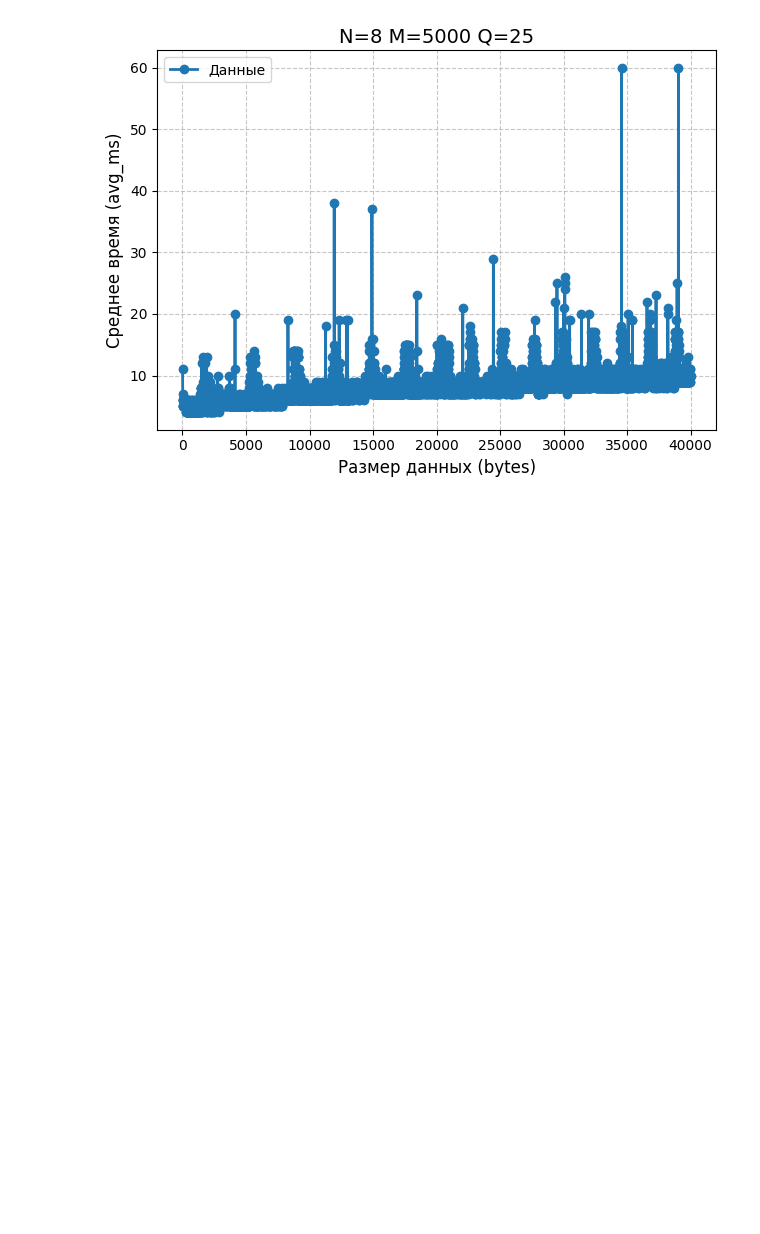
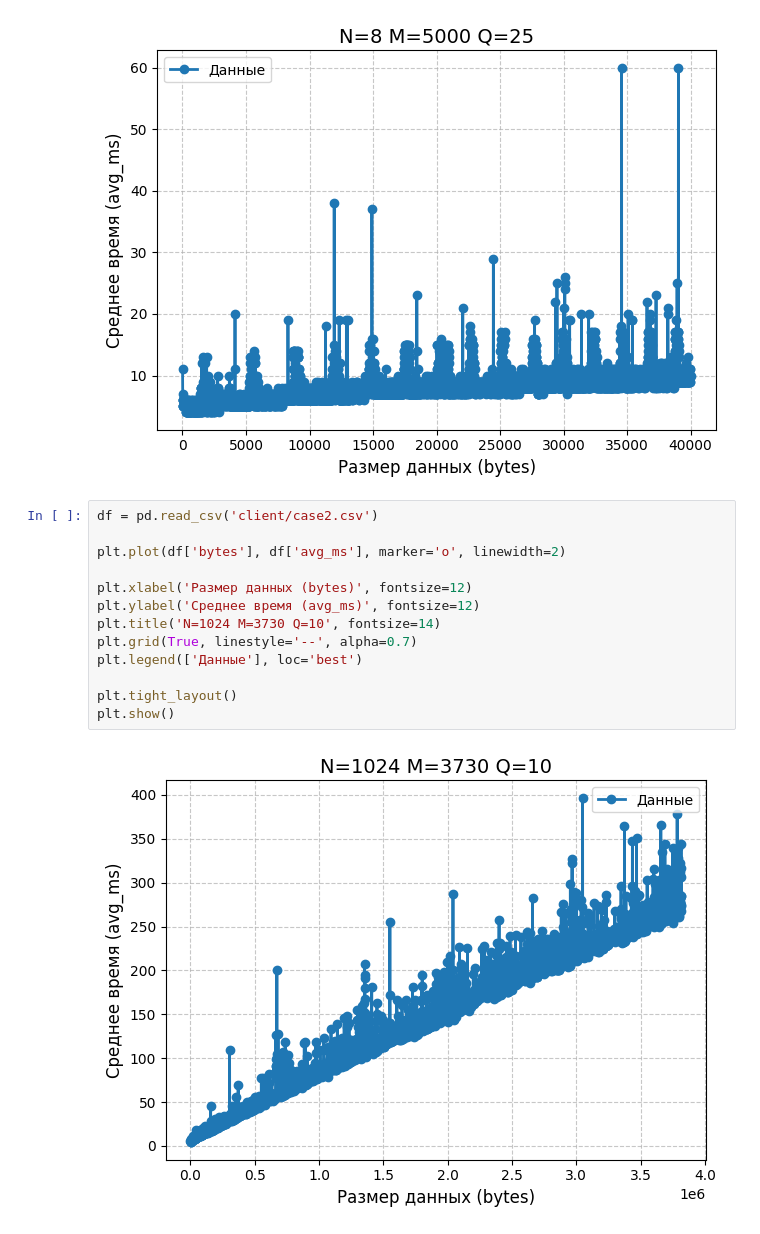
Before and after one commit to Babushkin05/computer-network, a Jupyter notebook: hw1/graphs.ipynb, the cells around one changed output. Drawn from its saved outputs; the diff is of its cells as text; blank space fills up the shorter version.

Commit message:
add case2

```diff
--- a/hw1/graphs.ipynb
+++ b/hw1/graphs.ipynb
@@ -17,3 +17,18 @@ plt.tight_layout()
 plt.show()
 # %% [output]
 [figure]
+# %%
+df = pd.read_csv('client/case2.csv')
+
+plt.plot(df['bytes'], df['avg_ms'], marker='o', linewidth=2)
+
+plt.xlabel('Размер данных (bytes)', fontsize=12)
+plt.ylabel('Среднее время (avg_ms)', fontsize=12)
+plt.title('N=1024 M=3730 Q=10', fontsize=14)
+plt.grid(True, linestyle='--', alpha=0.7)
+plt.legend(['Данные'], loc='best')
+
+plt.tight_layout()
+plt.show()
+# %% [output]
+[figure, added]
```
Also changed, not shown: 3 other files.
